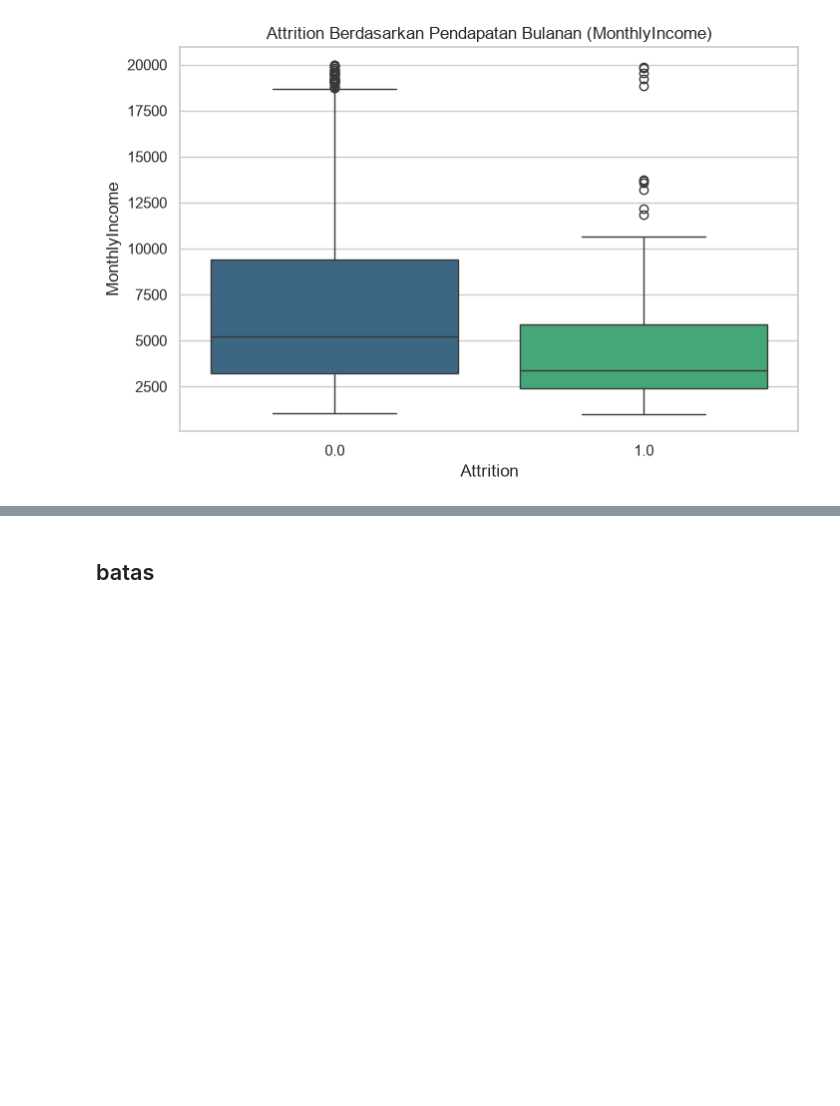
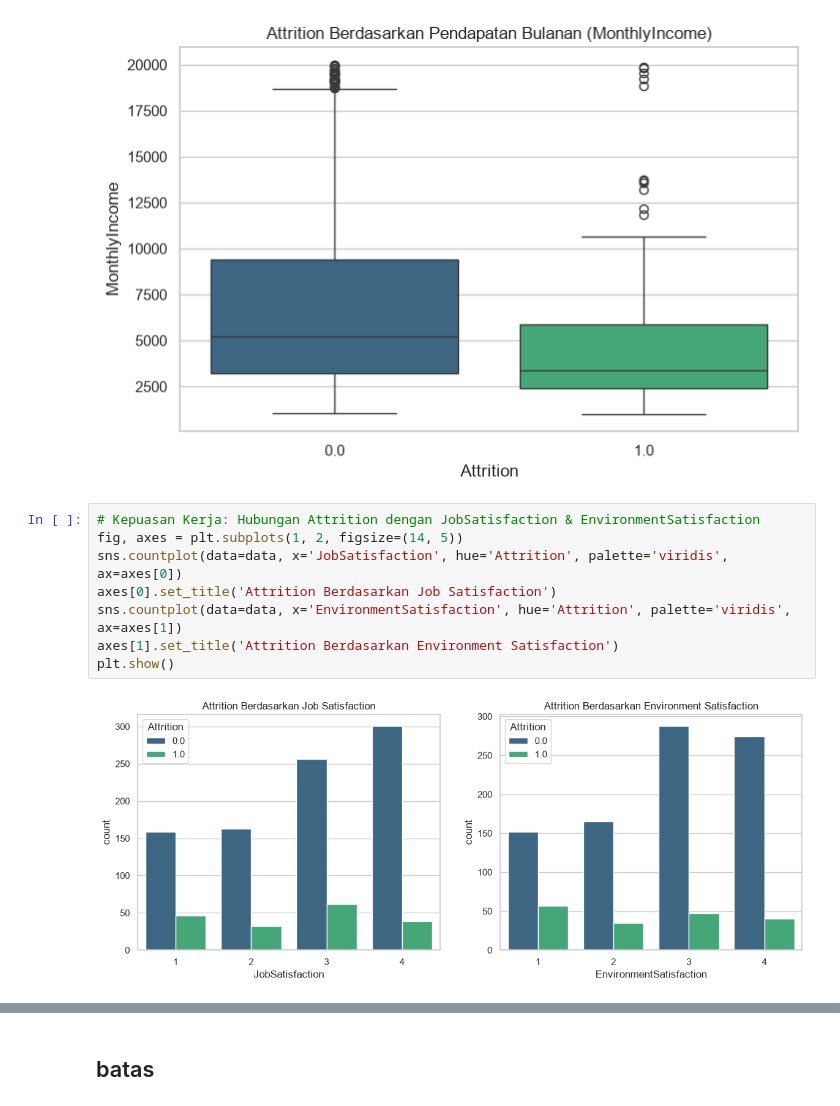
Before and after one commit to dzikri007/Summer-Project-Data-Science, a Jupyter notebook: Submission Pertama Menyelesaikan Permasalahan Human Resources/notebook.ipynb, the cells around one changed output, grey strips where cells are left out. Saved outputs shown, nothing was run; the diff lists cells and outputs as text; blank space fills up the shorter version.

```diff
--- a/Submission Pertama Menyelesaikan Permasalahan Human Resources/notebook.ipynb
+++ b/Submission Pertama Menyelesaikan Permasalahan Human Resources/notebook.ipynb
@@ -122,3 +136,13 @@ plt.title('Attrition Berdasarkan Pendapatan Bulanan (MonthlyIncome)')
 plt.show()
 # %% [output]
 [figure]
+# %%
+# Kepuasan Kerja: Hubungan Attrition dengan JobSatisfaction & EnvironmentSatisfaction
+fig, axes = plt.subplots(1, 2, figsize=(14, 5))
+sns.countplot(data=data, x='JobSatisfaction', hue='Attrition', palette='viridis', ax=axes[0])
+axes[0].set_title('Attrition Berdasarkan Job Satisfaction')
+sns.countplot(data=data, x='EnvironmentSatisfaction', hue='Attrition', palette='viridis', ax=axes[1])
+axes[1].set_title('Attrition Berdasarkan Environment Satisfaction')
+plt.show()
+# %% [output]
+[figure, added]
```
Also changed, not shown: parts of 9 cells of this notebook, 1 other file.
